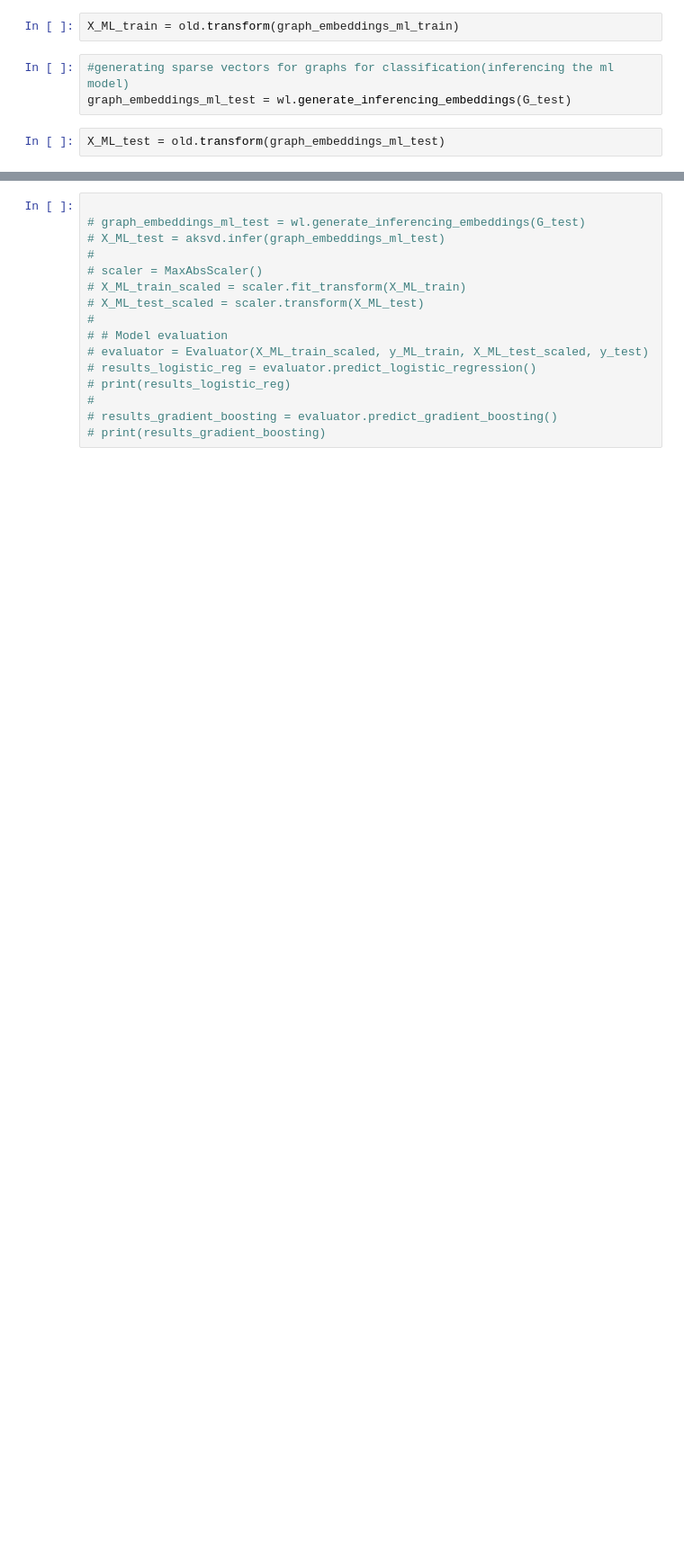
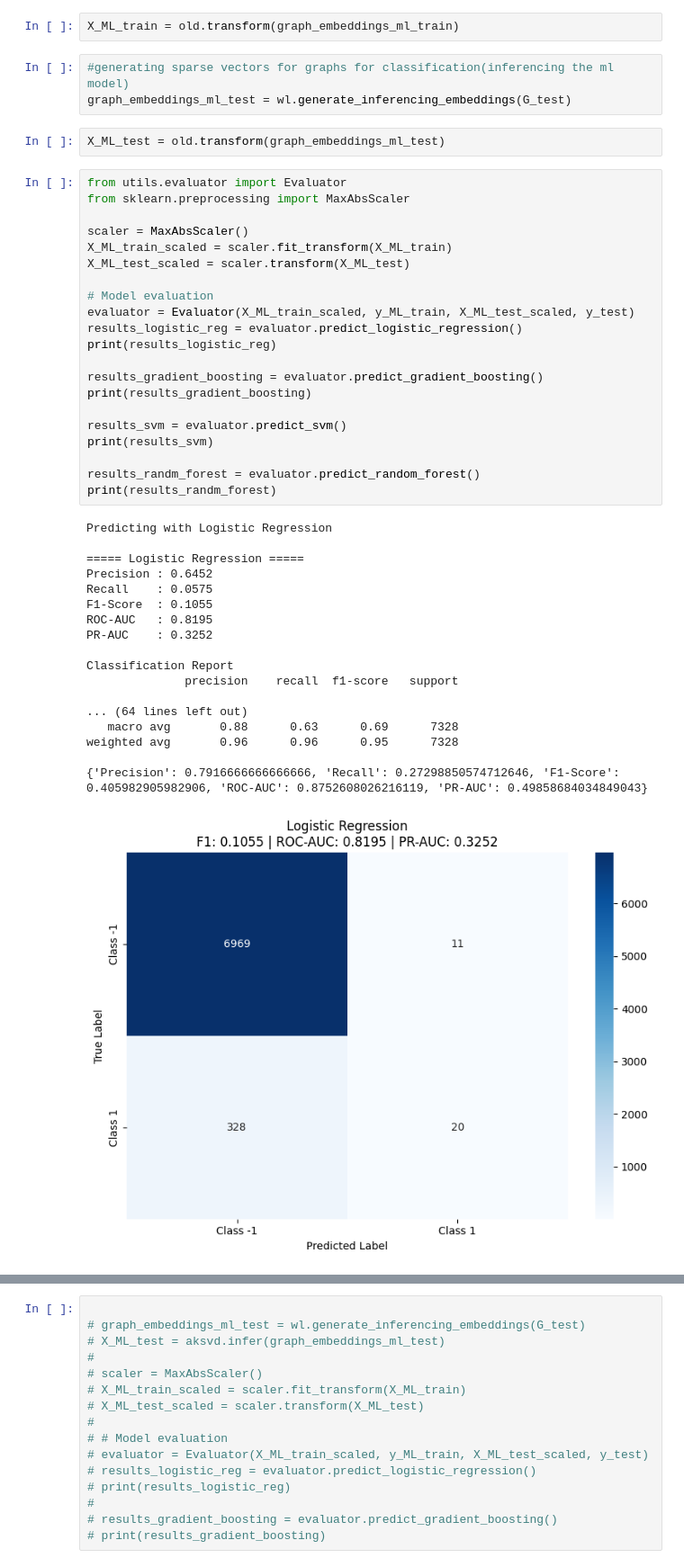
Before and after one commit to nimendra-ag/Research, a Jupyter notebook: test_scikitlearn_dl.ipynb, the cells around one changed output, grey strips where cells are left out. Shown at 90% size. Cells and saved outputs as stored; diff of their text form; blank space fills up the shorter version.

```diff
--- a/test_scikitlearn_dl.ipynb
+++ b/test_scikitlearn_dl.ipynb
@@ -286,3 +288,43 @@ X_ML_train = old.transform(graph_embeddings_ml_train)
 graph_embeddings_ml_test = wl.generate_inferencing_embeddings(G_test)
 # %%
 X_ML_test = old.transform(graph_embeddings_ml_test)
+# %%
+from utils.evaluator import Evaluator
+from sklearn.preprocessing import MaxAbsScaler
+
+scaler = MaxAbsScaler()
+X_ML_train_scaled = scaler.fit_transform(X_ML_train)
+X_ML_test_scaled = scaler.transform(X_ML_test)
+
+# Model evaluation
+evaluator = Evaluator(X_ML_train_scaled, y_ML_train, X_ML_test_scaled, y_test)
+results_logistic_reg = evaluator.predict_logistic_regression()
+print(results_logistic_reg)
+
+results_gradient_boosting = evaluator.predict_gradient_boosting()
+print(results_gradient_boosting)
+
+results_svm = evaluator.predict_svm()
+print(results_svm)
+
+results_randm_forest = evaluator.predict_random_forest()
+print(results_randm_forest)
+# %% [output]
+Predicting with Logistic Regression
+
+===== Logistic Regression =====
+Precision : 0.6452
+Recall    : 0.0575
+F1-Score  : 0.1055
+ROC-AUC   : 0.8195
+PR-AUC    : 0.3252
+
+Classification Report
+              precision    recall  f1-score   support
+
+... (64 lines left out)
+   macro avg       0.88      0.63      0.69      7328
+weighted avg       0.96      0.96      0.95      7328
+
+{'Precision': 0.7916666666666666, 'Recall': 0.27298850574712646, 'F1-Score': 0.405982905982906, 'ROC-AUC': 0.8752608026216119, 'PR-AUC': 0.49858684034849043}
+[figure, added]
```
Also changed, not shown: parts of 7 cells of this notebook.
